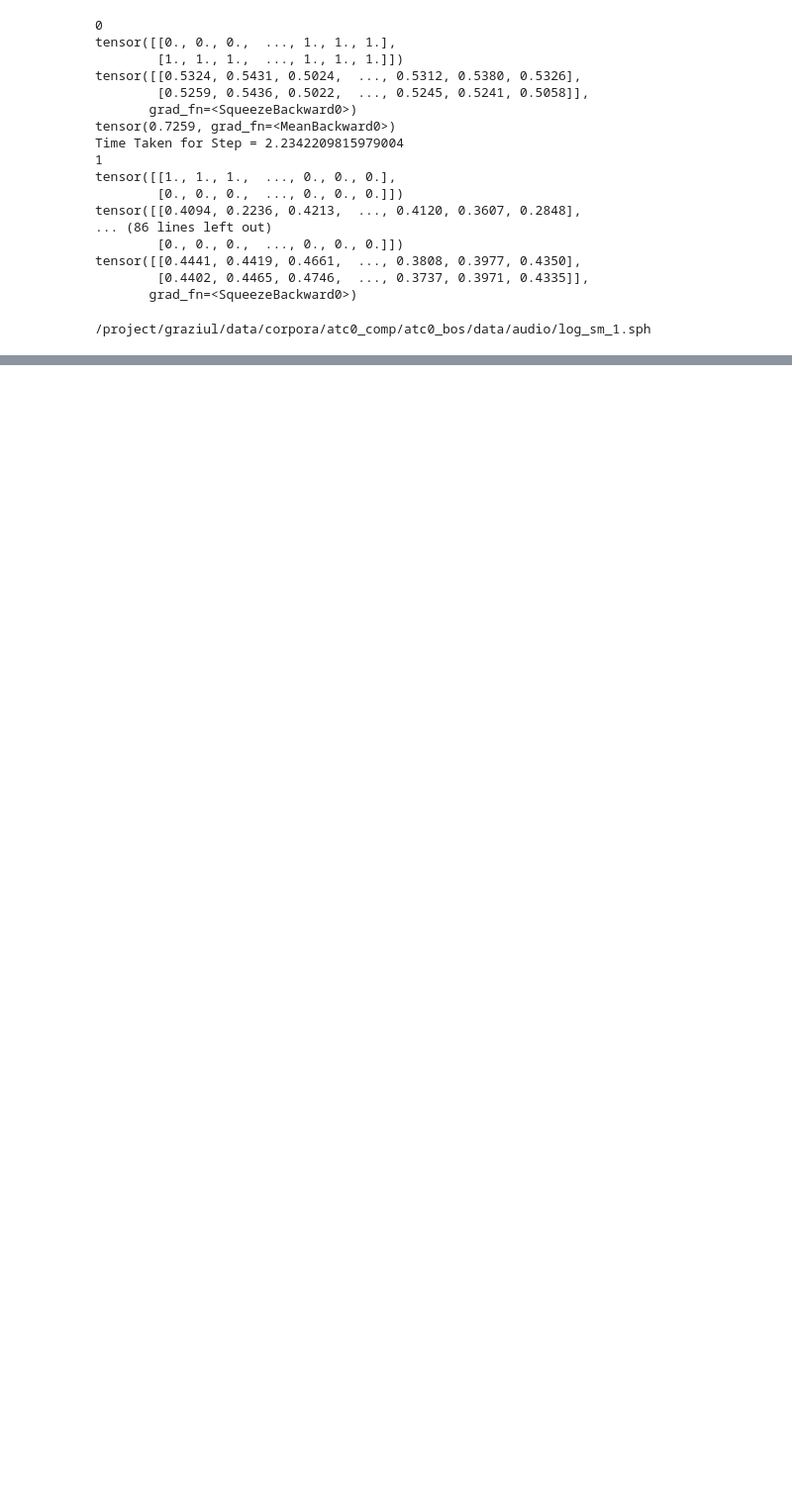
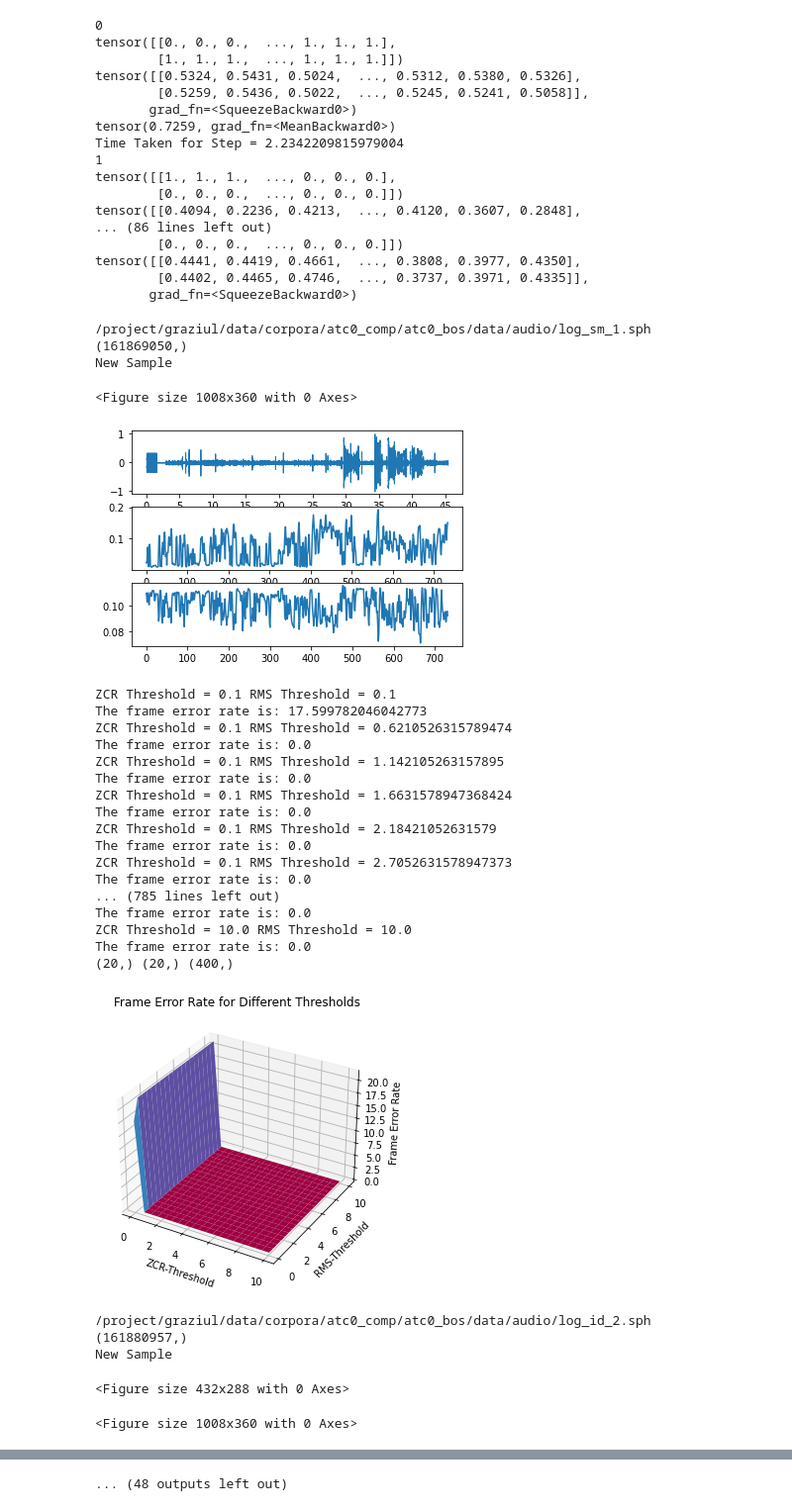
Before and after one commit to anishkanabar/lang-of-pol, a Jupyter notebook: vad/Testing Notebook.ipynb, the cells around one changed output, grey strips where cells are left out. Shown at 99% size. Saved outputs shown, nothing was run; the diff lists cells and outputs as text; code cells hidden in the pictures; blank space fills up the shorter version.

Commit message:
Threshold Done

```diff
--- a/vad/Testing Notebook.ipynb
+++ b/vad/Testing Notebook.ipynb
@@ -123,7 +123,7 @@ tensor([[0.4441, 0.4419, 0.4661,  ..., 0.3808, 0.3977, 0.4350],
        grad_fn=<SqueezeBackward0>)
 # %%
 #Threshold on ATC0
-def get_zcr(x,sr,frame_length=25,hop_length=10, n_divs = 30):
+'''def get_zcr(x,sr,frame_length=25,hop_length=10, n_divs = 30):
     #Assume x is 1 dimensional
     shape = x.size
     cross_list = []
@@ -134,6 +134,14 @@ def get_zcr(x,sr,frame_length=25,hop_length=10, n_divs = 30):
         temp_cross_arr = librosa.zero_crossings(frame_arr, threshold = -1)
         cross_list.append(temp_cross_arr)
     cross_arr = np.concatenate(cross_list)
+    print("ZCR Shape")
+    print(cross_arr.shape)
+    return np.mean(cross_arr, axis = -1)
+'''
+
+def get_zcr(x,sr,frame_length=25,hop_length=10, n_divs = 30):
+    frame_arr = librosa.util.frame(x,frame_length,hop_length,axis=0)
+    cross_arr = librosa.zero_crossings(frame_arr, threshold=-1)
     return np.mean(cross_arr, axis = -1)
 
 def get_rms(x,sr,frame_length=25,hop_length=10, n_divs = 30):
@@ -143,7 +151,10 @@ def get_rms(x,sr,frame_length=25,hop_length=10, n_divs = 30):
     for i in range(n_divs):
         inputs = x[i*div_size:(i+1)*div_size]
         rms_list.append(librosa.feature.rms(inputs,frame_length=frame_length,hop_length = hop_length))
-    return np.concatenate(rms_list)
+    cross_arr = np.concatenate(rms_list)
+    print("RMS Shape")
+    print(cross_arr.shape)
+    return np.mean(cross_arr, axis= -1)
 
 def unionise(transcript_list): #Collapse intervals like (1,2),(2,3) into (1,3)
     new_list = []
@@ -164,7 +175,8 @@ def get_transcripts(zcr_arr,rms_arr,zcr_t,rms_t, frame_length = 25, frame_hop=10
     # as voice segments which satisfy both the zcr threshold AND the rms threshold
     transcript_list = []
     on_flag = 0
-    for i in range(zcr_arr.size):
+    min_size = min(zcr_arr.size, rms_arr.size)
+    for i in range(min_size):
         if((zcr_arr[i] <= zcr_t and rms_arr[i] > rms_t) and on_flag== 0):
             start_time = float(math.floor((frame_hop*i/sr))) #convert everything to seconds
             on_flag = 1
@@ -247,7 +259,6 @@ def process_single_file(x, label, sr, zcr_threshold, rms_threshold):
     print("ZCR Threshold = " + str(zcr_threshold) + " RMS Threshold = " + str(rms_threshold))
     transcript_list = get_transcripts(zcr,rms,zcr_threshold,rms_threshold,frame_size*sr,frame_hop*sr,sr, 0)
     print("The frame error rate is: ", end = '')
-    print(x.shape, transcript_list.shape)
     frame_error_rate = get_tframe_error_rate(x,transcript_list, label,sr)
     print(frame_error_rate)
     return frame_error_rate
@@ -289,15 +300,15 @@ frame_size = 25
 frame_hop = 10
 idx = 0
 transcript_list_arr = []
-min_zcr_t = 0
-min_rms_t = 0
+min_zcr_t = 0.1
+min_rms_t = 0.1
 max_zcr_t = 10
 max_rms_t = 10
 zcr_t_arr = np.linspace(min_zcr_t,max_zcr_t,20)
 #zcr_threshold = 1
 rms_t_arr = np.linspace(min_rms_t,max_rms_t,20)
-#k = 1000000
-k = 3
+k = 1000000
+
 input_list = []
 labels_list = []
 txtfile = open('/project/graziul/ra/ajays/stats_atc0.txt','w')
@@ -311,34 +322,61 @@ for idx,path in enumerate(paths):
         print(fpath)
         filename = fpath[-12:-4]
         label_file = path[:-6] + 'transcripts/' + filename + '.txt'
         waveform, sample_rate = torchaudio.load(fpath)
         effects = [['rate', '22050']]
         x,sr = torchaudio.sox_effects.apply_effects_tensor(waveform, sample_rate, effects)
         with open(label_file, 'r') as f:
             label = f.read()
         y = process_atc_label_line(label)
         x = x.squeeze().numpy()
         print(x.shape)
         input_list.append(x)
         labels_list.append(y)
         idx = idx+1
         zcr = np.array(np.squeeze(get_zcr(x,sr, frame_length=sr*frame_size,hop_length=sr*frame_hop)))
         zcr_list.append(zcr)
-        #rms = np.array(np.squeeze(librosa.feature.rms(x,frame_length=sr*frame_size,hop_length=sr*frame_hop)))
-        rms = np.array(np.squeeze(get_rms(x,sr,frame_length=sr*frame_size,hop_length=sr*frame_hop)))
+        rms = np.array(np.squeeze(librosa.feature.rms(x,frame_length=sr*frame_size,hop_length=sr*frame_hop)))
+        #rms = np.array(np.squeeze(get_rms(x,sr,frame_length=sr*frame_size,hop_length=sr*frame_hop)))
         rms_list.append(rms)
         get_plots(x,zcr,rms)
         frame_error_rate_list = []
         for zcr_threshold in zcr_t_arr:
             for rms_threshold in rms_t_arr:
-                frame_error_rate = process_single_file(x,label,sr,zcr_threshold,rms_threshold)
+                frame_error_rate = process_single_file(x,y,sr,zcr_threshold,rms_threshold)
                 frame_error_rate_list.append(frame_error_rate)
-                writeline = audio_file + ' ' + str(zcr_threshold) + ' ' + str(rms_threshold) + ' ' + str(frame_error_rate) + '\n'
+                writeline = filename + ' ' + str(zcr_threshold) + ' ' + str(rms_threshold) + ' ' + str(frame_error_rate) + '\n'
                 txtfile.write(writeline)
         frame_error_rate_list = np.array(frame_error_rate_list)
         get3dplots(frame_error_rate_list, zcr_t_arr, rms_t_arr,idx)
 
     if(idx>k):
         break
 # %% [output]
 /project/graziul/data/corpora/atc0_comp/atc0_bos/data/audio/log_sm_1.sph
+(161869050,)
+New Sample
+<Figure size 1008x360 with 0 Axes>
+[figure, added]
+ZCR Threshold = 0.1 RMS Threshold = 0.1
+The frame error rate is: 17.599782046042773
+ZCR Threshold = 0.1 RMS Threshold = 0.6210526315789474
+The frame error rate is: 0.0
+ZCR Threshold = 0.1 RMS Threshold = 1.142105263157895
+The frame error rate is: 0.0
+ZCR Threshold = 0.1 RMS Threshold = 1.6631578947368424
+The frame error rate is: 0.0
+ZCR Threshold = 0.1 RMS Threshold = 2.18421052631579
+The frame error rate is: 0.0
+ZCR Threshold = 0.1 RMS Threshold = 2.7052631578947373
+The frame error rate is: 0.0
+... (785 lines left out)
+The frame error rate is: 0.0
+ZCR Threshold = 10.0 RMS Threshold = 10.0
+The frame error rate is: 0.0
+(20,) (20,) (400,)
+[figure, added]
+/project/graziul/data/corpora/atc0_comp/atc0_bos/data/audio/log_id_2.sph
+(161880957,)
+New Sample
+<Figure size 432x288 with 0 Axes>
+<Figure size 1008x360 with 0 Axes>
@@ -344,0 +405 @@ for idx,path in enumerate(paths):
+... (48 outputs left out)
```
Also changed, not shown: parts of 1 cell of this notebook.
